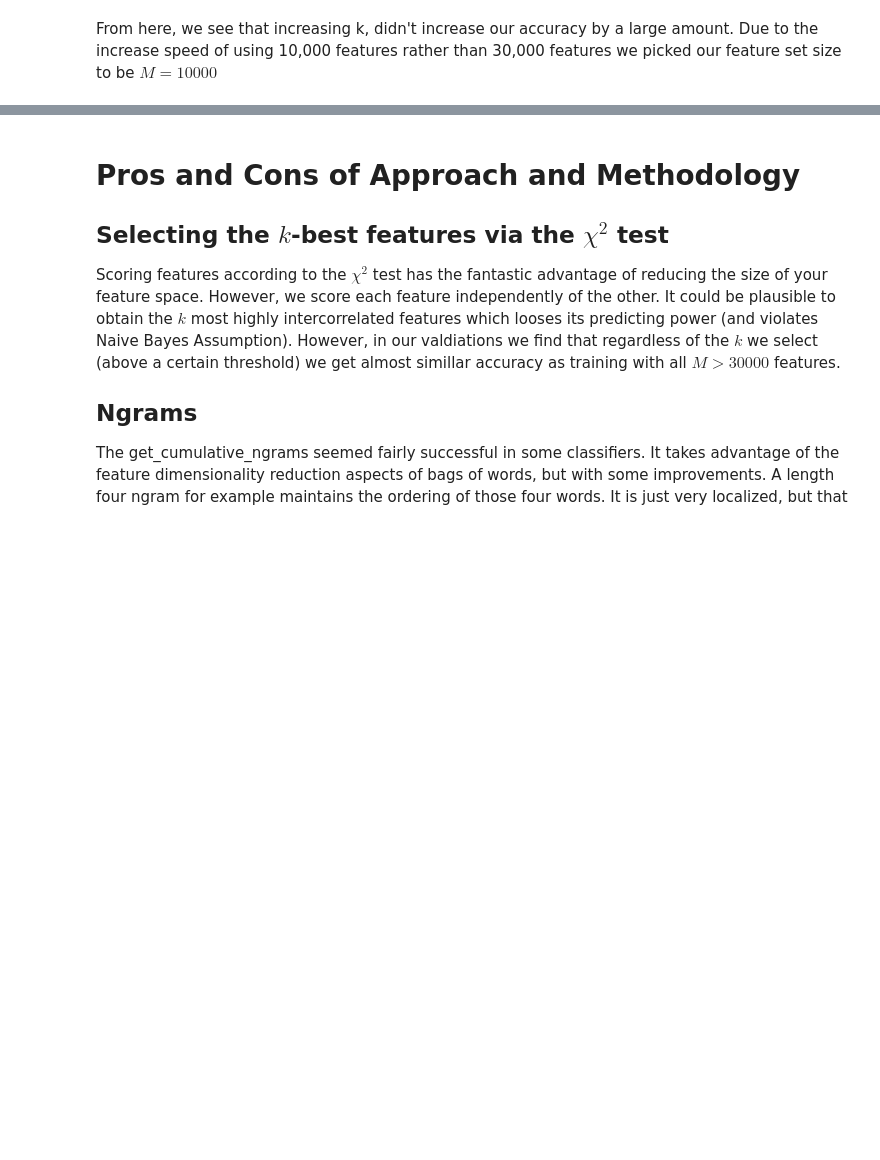
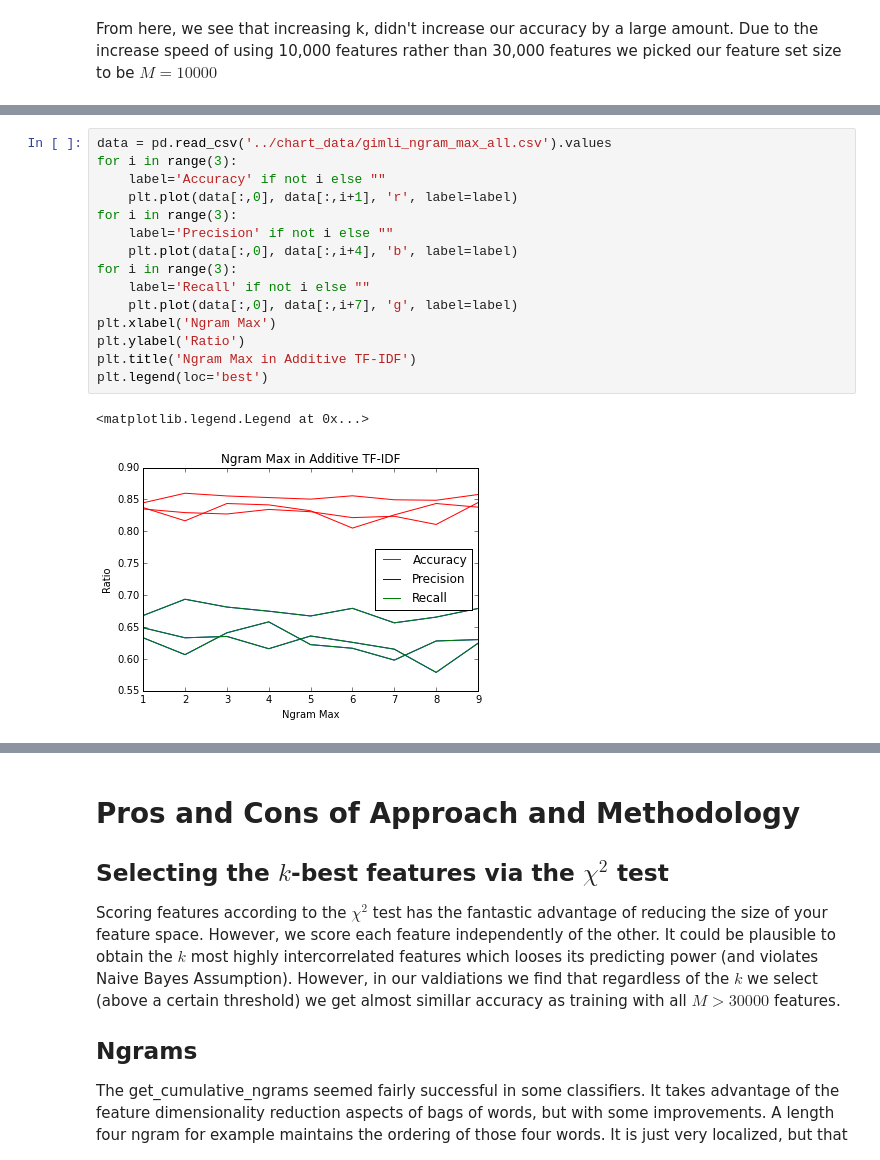
Before and after one commit to zafarali/598-assignment2-NLP, a Jupyter notebook: REPORT.ipynb, the cells around one changed output, grey strips where cells are left out. Saved outputs shown, nothing was run; the diff lists cells and outputs as text; blank space fills up the shorter version.

```diff
--- a/REPORT.ipynb
+++ b/REPORT.ipynb
@@ -274,0 +320,18 @@ From here, we see that increasing k, didn't increase our accuracy by a large amo
+# %%
+data = pd.read_csv('../chart_data/gimli_ngram_max_all.csv').values
+for i in range(3):
+    label='Accuracy' if not i else ""
+    plt.plot(data[:,0], data[:,i+1], 'r', label=label)
+for i in range(3):
+    label='Precision' if not i else ""
+    plt.plot(data[:,0], data[:,i+4], 'b', label=label)
+for i in range(3):
+    label='Recall' if not i else ""
+    plt.plot(data[:,0], data[:,i+7], 'g', label=label)
+plt.xlabel('Ngram Max')
+plt.ylabel('Ratio')
+plt.title('Ngram Max in Additive TF-IDF')
+plt.legend(loc='best')
+# %% [output]
+<matplotlib.legend.Legend at 0x...>
+[figure, added]
```
Also changed, not shown: parts of 15 cells of this notebook.
